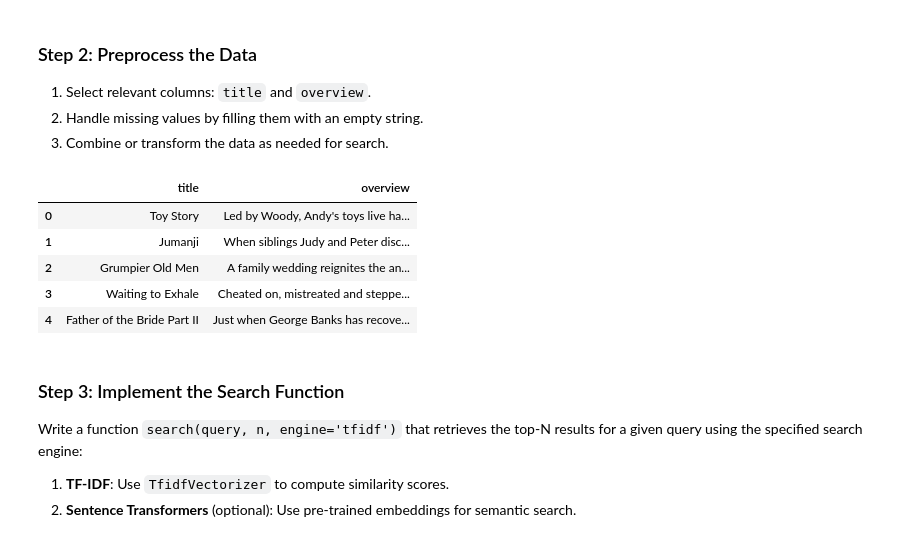
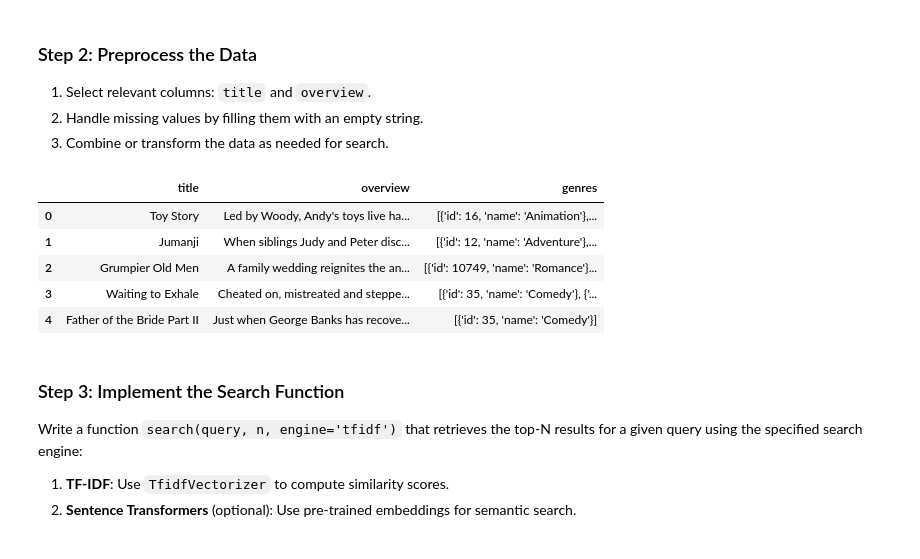
Before and after one commit to bernaprioste1704/6-7-edition, a Jupyter notebook: NLP - Embeddings and Search/exercises_notebook_search.ipynb, the cells around one changed output. Drawn from its saved outputs; the diff is of its cells as text; code cells hidden in the pictures.

```diff
--- a/NLP - Embeddings and Search/exercises_notebook_search.ipynb
+++ b/NLP - Embeddings and Search/exercises_notebook_search.ipynb
@@ -55,18 +59,18 @@ df.head()
 3. Combine or transform the data as needed for search.
 # %%
 # Preprocess the data
-df = df[['title', 'overview']].dropna(subset=['title'])
+df = df[['title', 'overview', 'genres']].dropna(subset=['title'])
 df['overview'] = df['overview'].fillna('')
 
 # Inspect the processed data
 df.head()
 # %% [output]
-|  | title | overview |
-| 0 | Toy Story | Led by Woody, Andy's toys live ha... |
-| 1 | Jumanji | When siblings Judy and Peter disc... |
-| 2 | Grumpier Old Men | A family wedding reignites the an... |
-| 3 | Waiting to Exhale | Cheated on, mistreated and steppe... |
-| 4 | Father of the Bride Part II | Just when George Banks has recove... |
+|  | title | overview | genres |
+| 0 | Toy Story | Led by Woody, Andy's toys live ha... | [{'id': 16, 'name': 'Animation'},... |
+| 1 | Jumanji | When siblings Judy and Peter disc... | [{'id': 12, 'name': 'Adventure'},... |
+| 2 | Grumpier Old Men | A family wedding reignites the an... | [{'id': 10749, 'name': 'Romance'}... |
+| 3 | Waiting to Exhale | Cheated on, mistreated and steppe... | [{'id': 35, 'name': 'Comedy'}, {'... |
+| 4 | Father of the Bride Part II | Just when George Banks has recove... | [{'id': 35, 'name': 'Comedy'}] |
 # %% [markdown]
 ### Step 3: Implement the Search Function
 
```
Also changed, not shown: parts of 9 cells of this notebook, 1 other file.
